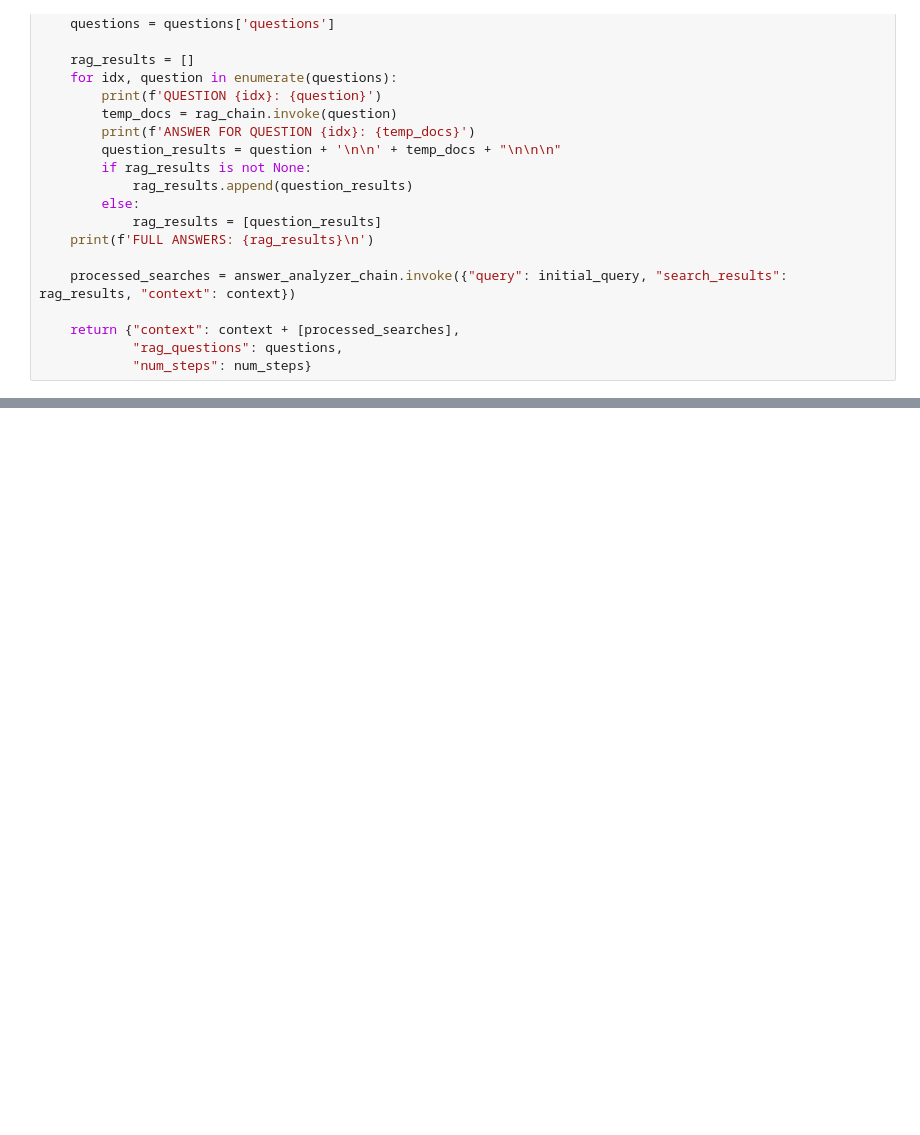
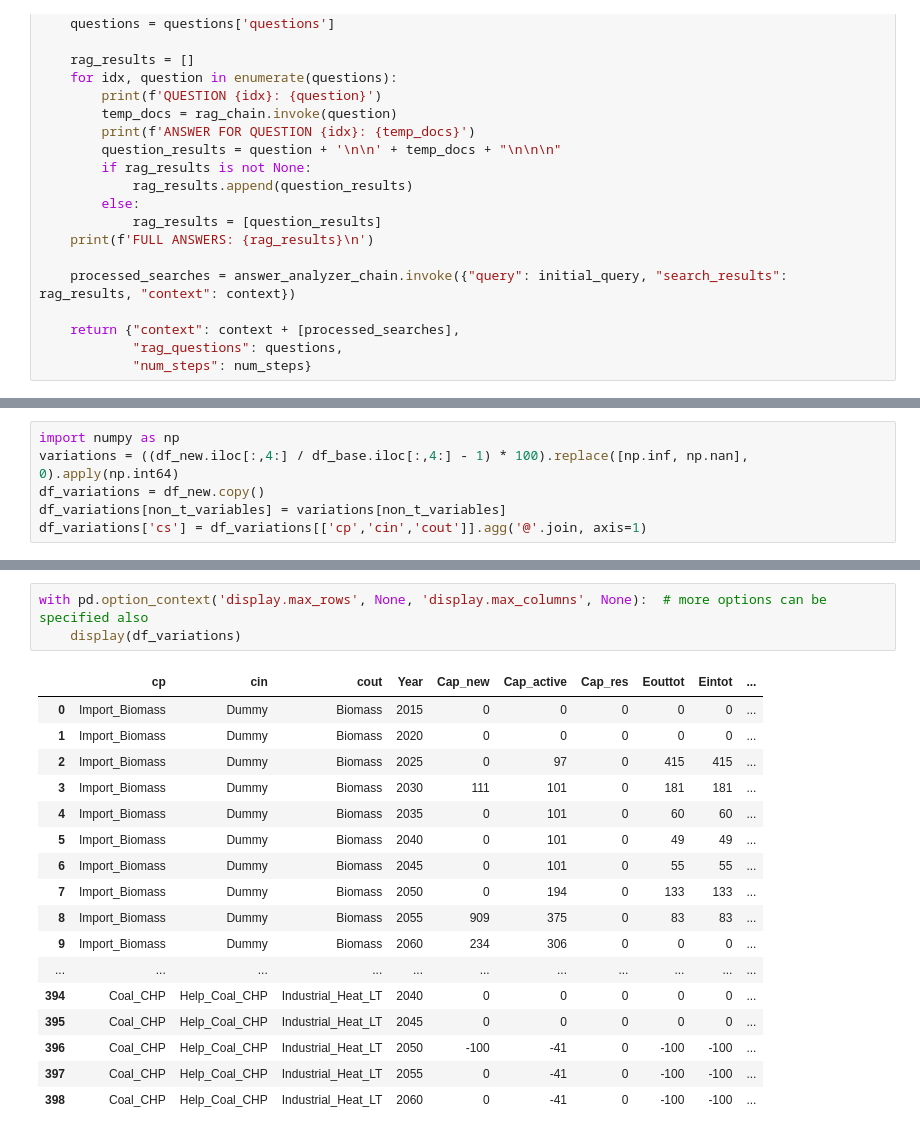
Before and after one commit to gu-trivelatto/ESIT, a Jupyter notebook: test_notebooks/lang_graph_test.ipynb, the cells around one changed output, grey strips where cells are left out. Saved outputs shown, nothing was run; the diff lists cells and outputs as text; blank space fills up the shorter version.

```diff
--- a/test_notebooks/lang_graph_test.ipynb
+++ b/test_notebooks/lang_graph_test.ipynb
@@ -2260,0 +2747,6 @@ def research_info_rag(state):
+# %%
+import numpy as np
+variations = ((df_new.iloc[:,4:] / df_base.iloc[:,4:] - 1) * 100).replace([np.inf, np.nan], 0).apply(np.int64)
+df_variations = df_new.copy()
+df_variations[non_t_variables] = variations[non_t_variables]
+df_variations['cs'] = df_variations[['cp','cin','cout']].agg('@'.join, axis=1)
@@ -2260,0 +2816,21 @@ def research_info_rag(state):
+# %%
+with pd.option_context('display.max_rows', None, 'display.max_columns', None):  # more options can be specified also
+    display(df_variations)
+# %% [output]
+|  | cp | cin | cout | Year | Cap_new | Cap_active | Cap_res | Eouttot | Eintot | ... |
+| 0 | Import_Biomass | Dummy | Biomass | 2015 | 0 | 0 | 0 | 0 | 0 | ... |
+| 1 | Import_Biomass | Dummy | Biomass | 2020 | 0 | 0 | 0 | 0 | 0 | ... |
+| 2 | Import_Biomass | Dummy | Biomass | 2025 | 0 | 97 | 0 | 415 | 415 | ... |
+| 3 | Import_Biomass | Dummy | Biomass | 2030 | 111 | 101 | 0 | 181 | 181 | ... |
+| 4 | Import_Biomass | Dummy | Biomass | 2035 | 0 | 101 | 0 | 60 | 60 | ... |
+| 5 | Import_Biomass | Dummy | Biomass | 2040 | 0 | 101 | 0 | 49 | 49 | ... |
+| 6 | Import_Biomass | Dummy | Biomass | 2045 | 0 | 101 | 0 | 55 | 55 | ... |
+| 7 | Import_Biomass | Dummy | Biomass | 2050 | 0 | 194 | 0 | 133 | 133 | ... |
+| 8 | Import_Biomass | Dummy | Biomass | 2055 | 909 | 375 | 0 | 83 | 83 | ... |
+| 9 | Import_Biomass | Dummy | Biomass | 2060 | 234 | 306 | 0 | 0 | 0 | ... |
+| ... | ... | ... | ... | ... | ... | ... | ... | ... | ... | ... |
+| 394 | Coal_CHP | Help_Coal_CHP | Industrial_Heat_LT | 2040 | 0 | 0 | 0 | 0 | 0 | ... |
+| 395 | Coal_CHP | Help_Coal_CHP | Industrial_Heat_LT | 2045 | 0 | 0 | 0 | 0 | 0 | ... |
+| 396 | Coal_CHP | Help_Coal_CHP | Industrial_Heat_LT | 2050 | -100 | -41 | 0 | -100 | -100 | ... |
+| 397 | Coal_CHP | Help_Coal_CHP | Industrial_Heat_LT | 2055 | 0 | -41 | 0 | -100 | -100 | ... |
+| 398 | Coal_CHP | Help_Coal_CHP | Industrial_Heat_LT | 2060 | 0 | -41 | 0 | -100 | -100 | ... |
```
Also changed, not shown: parts of 45 cells of this notebook, 5 other files.
